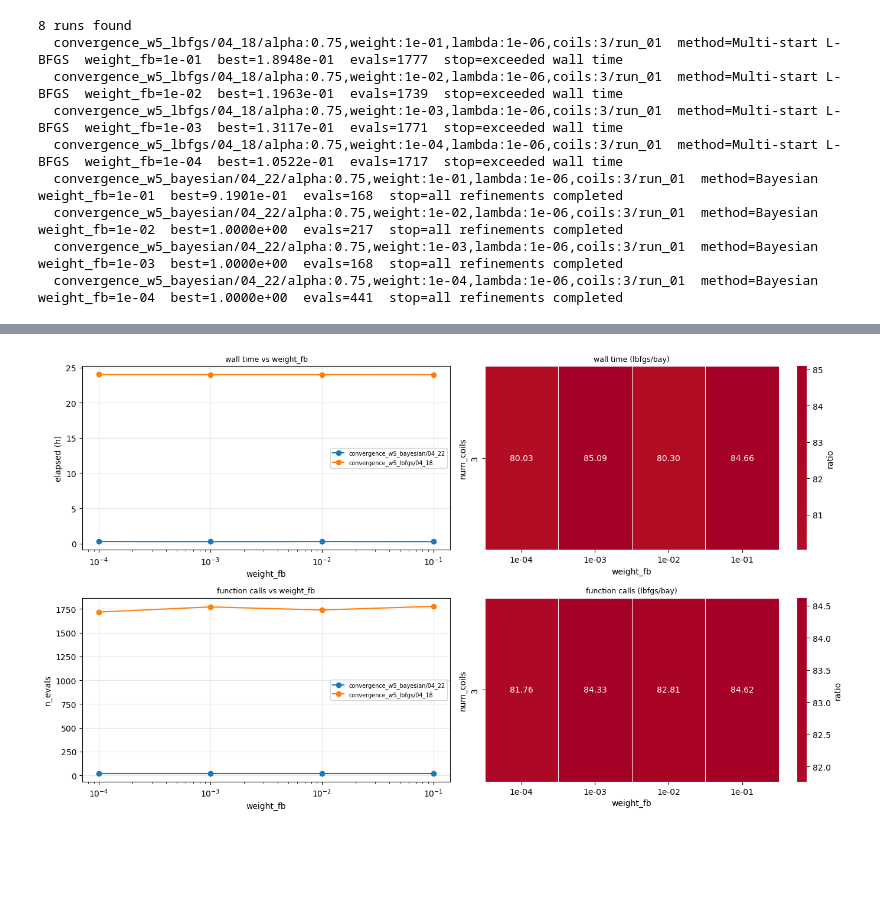
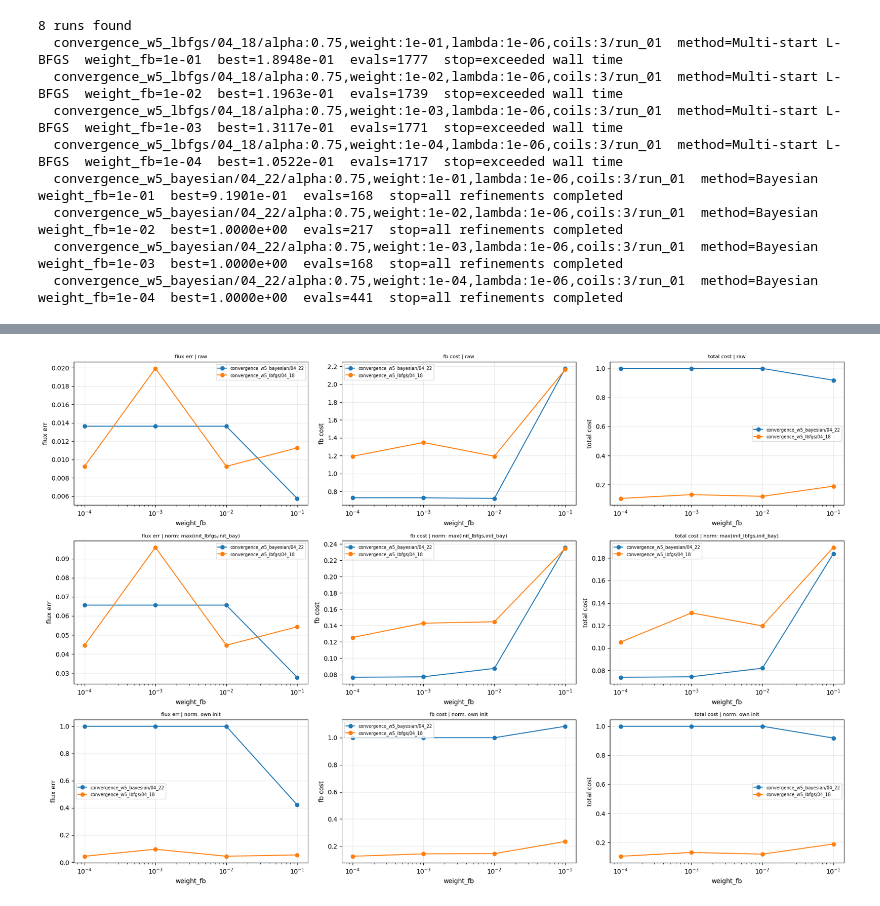
Before and after one commit to jeremslm/PF_location_optimization, a Jupyter notebook: notebooks/combined_boundary_analysis.ipynb, the cells around one changed output, grey strips where cells are left out. Cells and saved outputs as stored; diff of their text form; code cells hidden in the pictures; blank space fills up the shorter version.

```diff
--- a/notebooks/combined_boundary_analysis.ipynb
+++ b/notebooks/combined_boundary_analysis.ipynb
@@ -245,36 +196,38 @@ plt.show()
-# %%
-fig, axes = plt.subplots(2, 2, figsize=(14, 8))
-
-for sweep in df['sweep'].unique():
-    sub = df[df['sweep'] == sweep].sort_values('weight_fb')
-    axes[0][0].plot(sub['weight_fb'], sub['elapsed_h'], marker='o', label=sweep)
-    axes[1][0].plot(sub['weight_fb'], sub['n_evals'], marker='o', label=sweep)
-
-for ax, ylabel, title in [
-    (axes[0][0], 'elapsed (h)', 'wall time vs weight_fb'),
-    (axes[1][0], 'n_evals', 'function calls vs weight_fb'),
-]:
-    ax.set_xscale('log')
-    ax.set_xlabel('weight_fb')
-    ax.set_ylabel(ylabel)
-    ax.set_title(title, fontsize=9)
-    ax.legend(fontsize=7)
-    ax.grid(True, alpha=0.3)
-
-for ratio_data, ax, title in [
-    (lbf[['elapsed_h']] / bay[['elapsed_h']], axes[0][1], 'wall time (lbfgs/bay)'),
-    (lbf[['n_evals']] / bay[['n_evals']], axes[1][1], 'function calls (lbfgs/bay)'),
-]:
-    col = ratio_data.columns[0]
-    pivot = ratio_data.reset_index().pivot(index='num_coils', columns='weight_fb', values=col)
-    pivot.columns = [f'{w:.0e}' for w in pivot.columns]
-    sns.heatmap(pivot, annot=True, fmt='.2f', cmap='RdYlGn_r', center=1.0, ax=ax,
-                linewidths=0.5, cbar_kws={'label': 'ratio'})
-    ax.set_title(title, fontsize=9)
-    ax.set_xlabel('weight_fb')
-    ax.set_ylabel('num_coils')
-
-plt.tight_layout()
-plt.show()
-# %% [output]
-[figure, removed]
+# %%
+df['flux_shared'] = df['best_flux_err'] / df['norm_fixed']
+df['fb_shared']   = df['best_fb_cost']  / df['norm_fb']
+df['flux_own']    = df['best_flux_err'] / df['init_fixed']
+df['fb_own']      = df['best_fb_cost']  / df['init_fb']
+df['total_own']   = (1 - df['alpha']) * df['flux_own'] + df['alpha'] * df['fb_own']
+
+sweeps = df['sweep'].unique()
+
+rows_cfg = [
+    ('raw',                           'best_flux_err', 'best_fb_cost', 'best_cost_stored'),
+    ('norm: max(init_lbfgs,init_bay)', 'flux_shared',  'fb_shared',   'best_cost_shared'),
+    ('norm: own init',                'flux_own',      'fb_own',      'total_own'),
+]
+
+fig, axes = plt.subplots(3, 3, figsize=(18, 12))
+
+for row, (row_label, flux_col, fb_col, total_col) in enumerate(rows_cfg):
+    for col, (metric, ylabel) in enumerate([
+        (flux_col,  'flux err'),
+        (fb_col,    'fb cost'),
+        (total_col, 'total cost'),
+    ]):
+        ax = axes[row][col]
+        for sweep in sweeps:
+            sub = df[df['sweep'] == sweep].sort_values('weight_fb')
+            ax.plot(sub['weight_fb'], sub[metric], marker='o', label=sweep)
+        ax.set_xscale('log')
+        ax.set_xlabel('weight_fb')
+        ax.set_ylabel(ylabel)
+        ax.set_title(f'{ylabel} | {row_label}', fontsize=8)
+        ax.legend(fontsize=7)
+        ax.grid(True, alpha=0.3)
+
+plt.tight_layout()
+plt.show()
+# %% [output]
+[figure, added]
```
Also changed, not shown: parts of 9 cells of this notebook, 4 other files.
